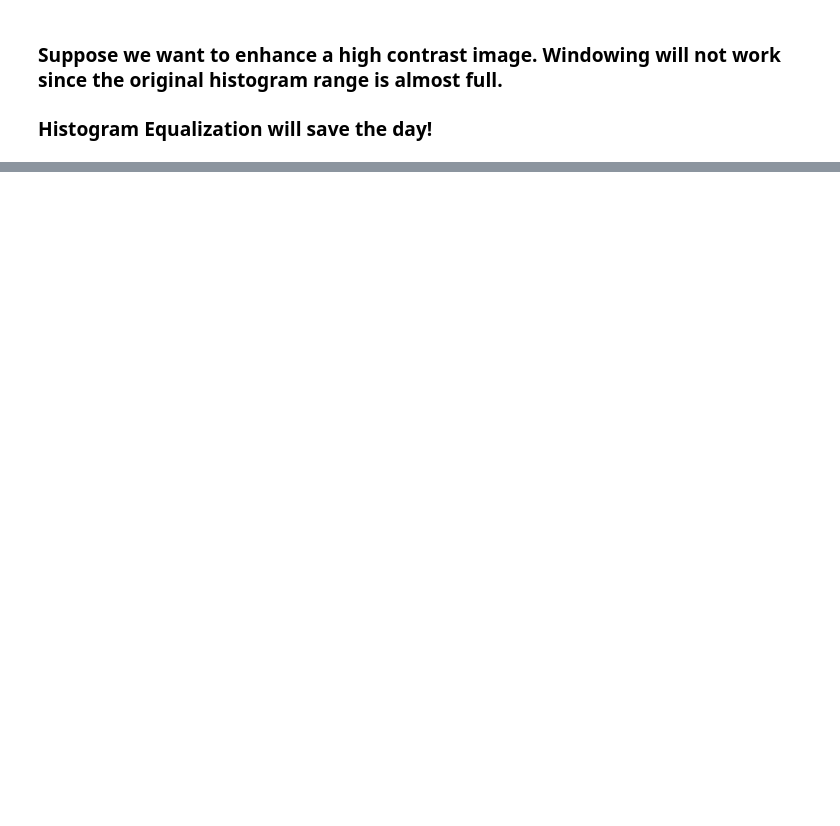
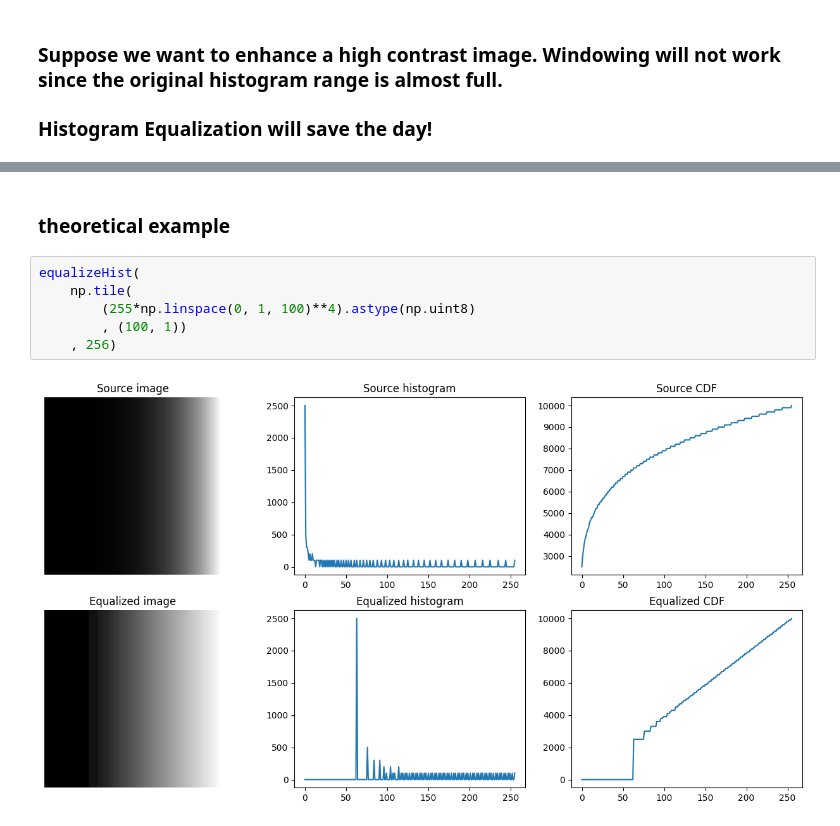
Before and after one commit to York-Citynew/image_adjustment, a Jupyter notebook: image_adjustments.ipynb, the cells around one changed output, grey strips where cells are left out. Drawn from its saved outputs; the diff is of its cells as text; blank space fills up the shorter version.

```diff
--- a/image_adjustments.ipynb
+++ b/image_adjustments.ipynb
@@ -158,0 +206,10 @@ plt.show()
+# %% [markdown]
+### theoretical example
+# %%
+equalizeHist(
+    np.tile(
+        (255*np.linspace(0, 1, 100)**4).astype(np.uint8)
+        , (100, 1))
+    , 256)
+# %% [output]
+[figure, added]
```
Also changed, not shown: parts of 5 cells of this notebook, 1 other file.
